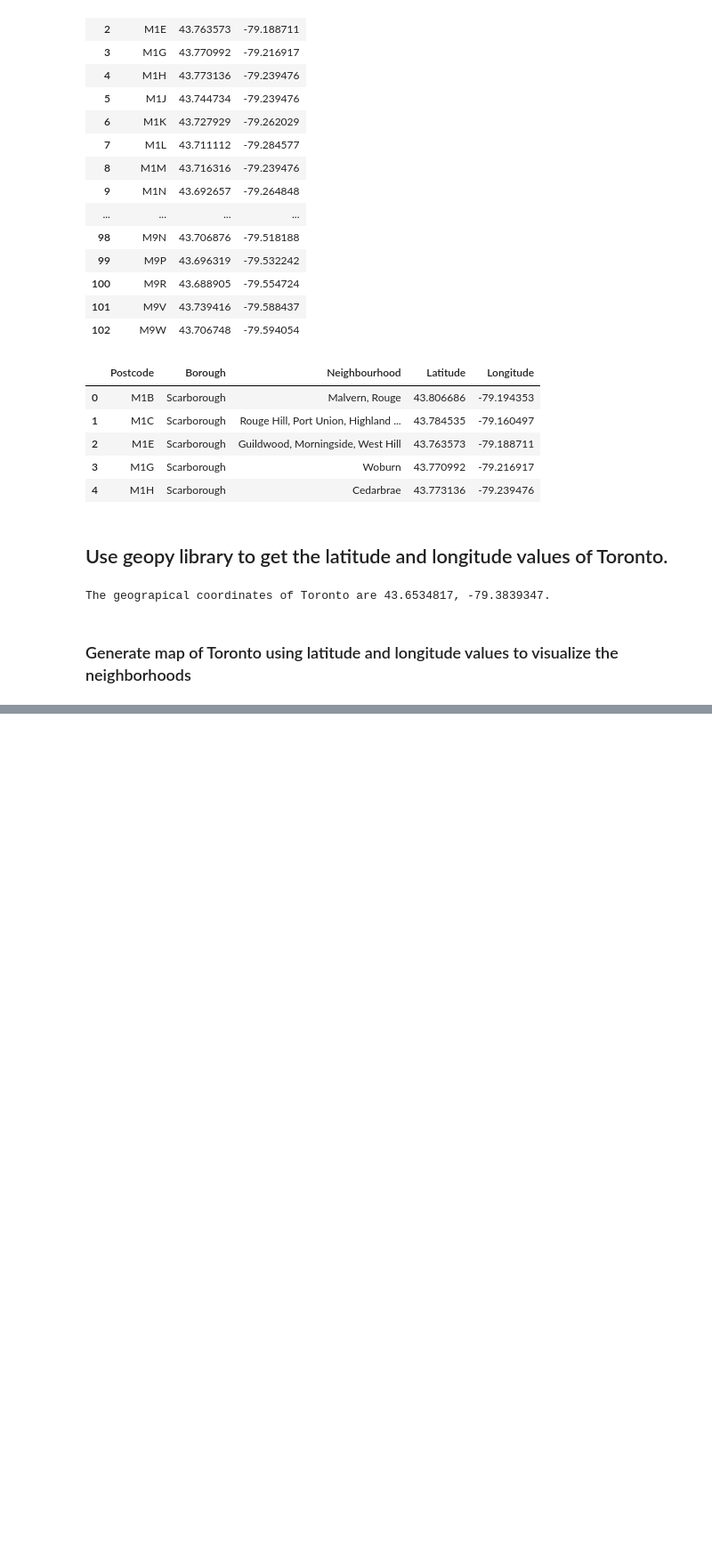
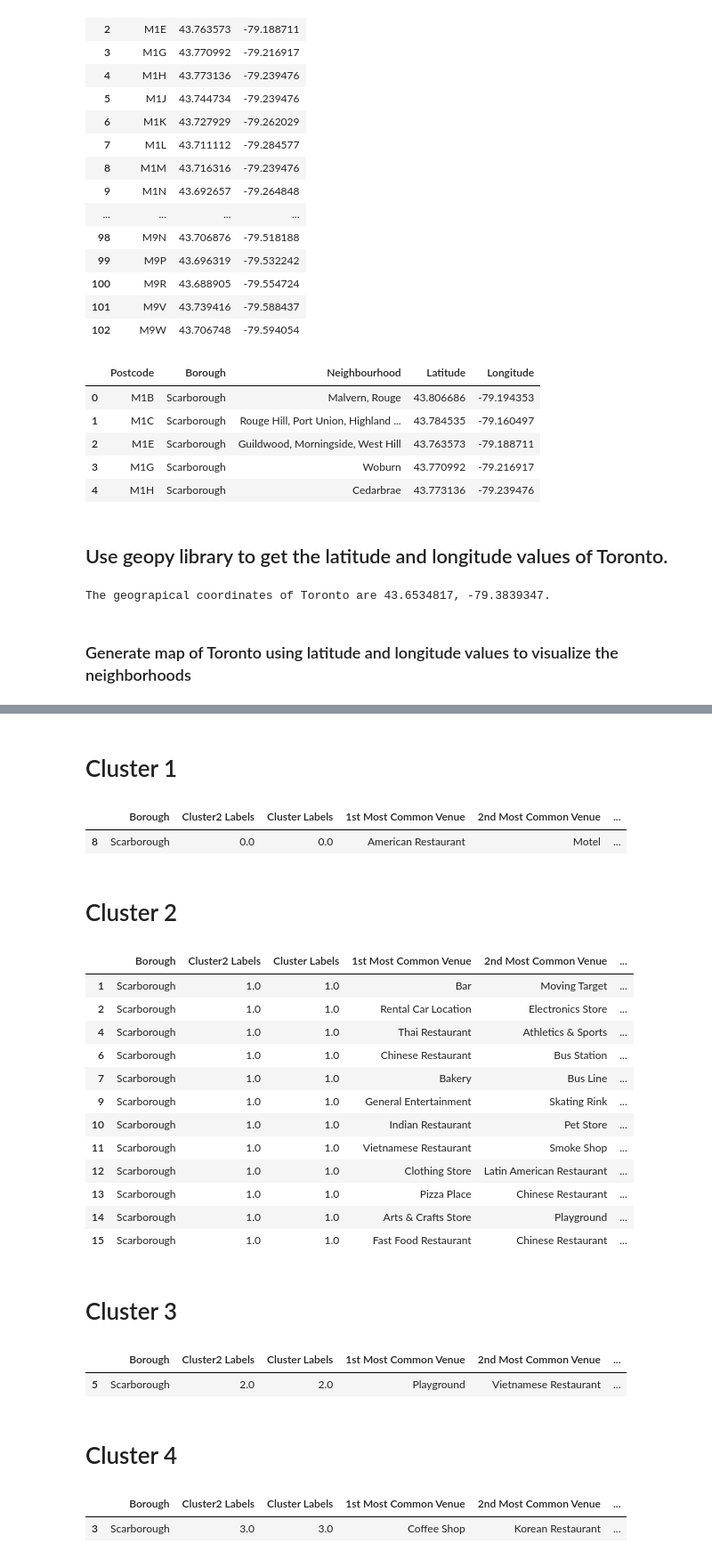
Before and after one commit to sapna-australia/Coursera_capstone, a Jupyter notebook: Toronoto_neighborhood.ipynb, the cells around one changed output, grey strips where cells are left out. Shown: that part at 89% size. Cells and saved outputs as stored; diff of their text form; code cells hidden in the pictures; blank space fills up the shorter version.

```diff
--- a/Toronoto_neighborhood.ipynb
+++ b/Toronoto_neighborhood.ipynb
@@ -207,0 +520,20 @@ map_toronto
+# %%
+num_top_venues = 10
+indicators = ['st', 'nd', 'rd']
+
+# create columns according to number of top venues
+columns = ['Neighbourhood']
+for ind in np.arange(num_top_venues):
+    try:
+        columns.append('{}{} Most Common Venue'.format(ind+1, indicators[ind]))
+    except:
+        columns.append('{}th Most Common Venue'.format(ind+1))
+
+# create a new dataframe
+neighbourhoods_venues_sorted = pd.DataFrame(columns=columns)
+neighbourhoods_venues_sorted['Neighbourhood'] = scarborough_grouped['Neighbourhood']
+
+for ind in np.arange(scarborough_grouped.shape[0]):
+    neighbourhoods_venues_sorted.iloc[ind, 1:] = return_most_common_venues(scarborough_grouped.iloc[ind, :], num_top_venues)
+
+neighbourhoods_venues_sorted.head()
@@ -207,0 +550,11 @@ map_toronto
+# %%
+# set number of clusters
+kclusters = 5
+
+scarborough_grouped_clustering = scarborough_grouped.drop('Neighbourhood', 1)
+
+# run k-means clustering
+kmeans = KMeans(n_clusters=kclusters, random_state=0).fit(scarborough_grouped_clustering)
+
+# check cluster labels generated for each row in the dataframe
+kmeans.labels_[0:10]
@@ -207,0 +565,10 @@ map_toronto
+# %%
+# add clustering labels
+neighbourhoods_venues_sorted.insert(0, 'Cluster2 Labels', kmeans.labels_)
+
+scarborough_merged = scarborough_data
+
+# merge toronto_grouped with toronto_data to add latitude/longitude for each neighborhood
+scarborough_merged = scarborough_merged.join(neighbourhoods_venues_sorted.set_index('Neighbourhood'), on='Neighbourhood')
+
+scarborough_merged.head()
@@ -207,0 +619,39 @@ map_toronto
+# %% [markdown]
+# Cluster 1
+# %%
+scarborough_merged.loc[scarborough_merged['Cluster2 Labels'] == 0, scarborough_merged.columns[[1] + list(range(5, scarborough_merged.shape[1]))]]
+# %% [output]
+|  | Borough | Cluster2 Labels | Cluster Labels | 1st Most Common Venue | 2nd Most Common Venue | ... |
+| 8 | Scarborough | 0.0 | 0.0 | American Restaurant | Motel | ... |
+# %% [markdown]
+# Cluster 2
+# %%
+scarborough_merged.loc[scarborough_merged['Cluster2 Labels'] == 1, scarborough_merged.columns[[1] + list(range(5, scarborough_merged.shape[1]))]]
+# %% [output]
+|  | Borough | Cluster2 Labels | Cluster Labels | 1st Most Common Venue | 2nd Most Common Venue | ... |
+| 1 | Scarborough | 1.0 | 1.0 | Bar | Moving Target | ... |
+| 2 | Scarborough | 1.0 | 1.0 | Rental Car Location | Electronics Store | ... |
+| 4 | Scarborough | 1.0 | 1.0 | Thai Restaurant | Athletics & Sports | ... |
+| 6 | Scarborough | 1.0 | 1.0 | Chinese Restaurant | Bus Station | ... |
+| 7 | Scarborough | 1.0 | 1.0 | Bakery | Bus Line | ... |
+| 9 | Scarborough | 1.0 | 1.0 | General Entertainment | Skating Rink | ... |
+| 10 | Scarborough | 1.0 | 1.0 | Indian Restaurant | Pet Store | ... |
+| 11 | Scarborough | 1.0 | 1.0 | Vietnamese Restaurant | Smoke Shop | ... |
+| 12 | Scarborough | 1.0 | 1.0 | Clothing Store | Latin American Restaurant | ... |
+| 13 | Scarborough | 1.0 | 1.0 | Pizza Place | Chinese Restaurant | ... |
+| 14 | Scarborough | 1.0 | 1.0 | Arts & Crafts Store | Playground | ... |
+| 15 | Scarborough | 1.0 | 1.0 | Fast Food Restaurant | Chinese Restaurant | ... |
+# %% [markdown]
+# Cluster 3
+# %%
+scarborough_merged.loc[scarborough_merged['Cluster2 Labels'] == 2, scarborough_merged.columns[[1] + list(range(5, scarborough_merged.shape[1]))]]
+# %% [output]
+|  | Borough | Cluster2 Labels | Cluster Labels | 1st Most Common Venue | 2nd Most Common Venue | ... |
+| 5 | Scarborough | 2.0 | 2.0 | Playground | Vietnamese Restaurant | ... |
+# %% [markdown]
+# Cluster 4
+# %%
+scarborough_merged.loc[scarborough_merged['Cluster2 Labels'] == 3, scarborough_merged.columns[[1] + list(range(5, scarborough_merged.shape[1]))]]
+# %% [output]
+|  | Borough | Cluster2 Labels | Cluster Labels | 1st Most Common Venue | 2nd Most Common Venue | ... |
+| 3 | Scarborough | 3.0 | 3.0 | Coffee Shop | Korean Restaurant | ... |
```
Also changed, not shown: parts of 49 cells of this notebook.
